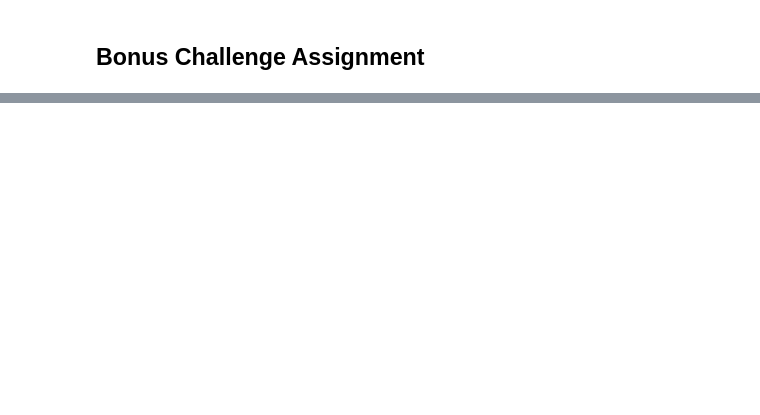
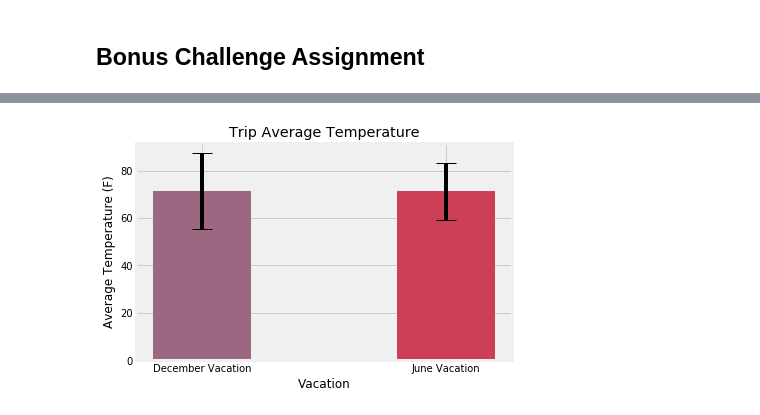
Before and after one commit to mgood13/sqlalchemy-challenge, a Jupyter notebook: climate_starter.ipynb, the cells around one changed output, grey strips where cells are left out. Cells and saved outputs as stored; diff of their text form; code cells hidden in the pictures; blank space fills up the shorter version.

```diff
--- a/climate_starter.ipynb
+++ b/climate_starter.ipynb
@@ -178,11 +208,30 @@ print(calc_temps('2012-02-28', '2012-03-05'))
 # %%
 # Use your previous function `calc_temps` to calculate the tmin, tavg, and tmax
 # for your trip using the previous year's data for those same dates.
+ourvacay = []
+#Our first vacation will be from December 20 - January 4
+ourvacay.append(calc_temps('2016-12-20', '2017-01-04')[0])
+# Our second vacation will be from June 10 - June 21
+ourvacay.append(calc_temps('2016-06-10', '2016-06-21')[0])
 # %%
 # Plot the results from your previous query as a bar chart.
 # Use "Trip Avg Temp" as your Title
 # Use the average temperature for the y value
 # Use the peak-to-peak (tmax-tmin) value as the y error bar (yerr)
+err = []
+for i in ourvacay:
+    err.append(i[2] - i[0])
+
+err
+labels = ['December Vacation', 'June Vacation']
+
+plt.bar(labels,ourvacay[0][1],yerr = err, width = [0.4,0.4], color = ['#9c6881','#cc3f54'], capsize = 10)
+plt.title('Trip Average Temperature')
+plt.ylabel('Average Temperature (F)')
+plt.xlabel('Vacation')
+plt.show()
+# %% [output]
+[figure, added]
 # %%
 # Calculate the total amount of rainfall per weather station for your trip dates using the previous year's matching dates.
 # Sort this in descending order by precipitation amount and list the station, name, latitude, longitude, and elevation
```
Also changed, not shown: parts of 6 cells of this notebook.
